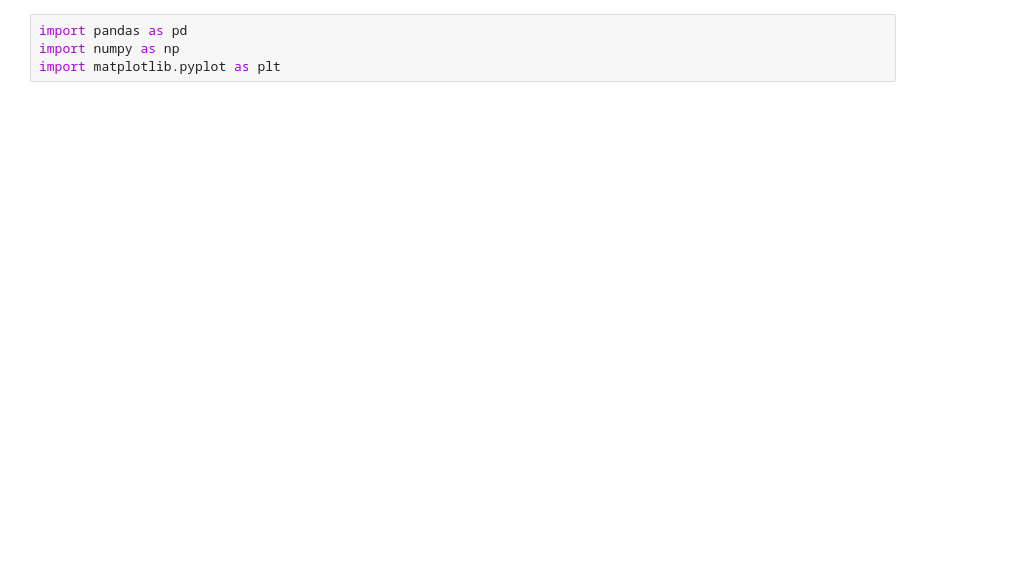
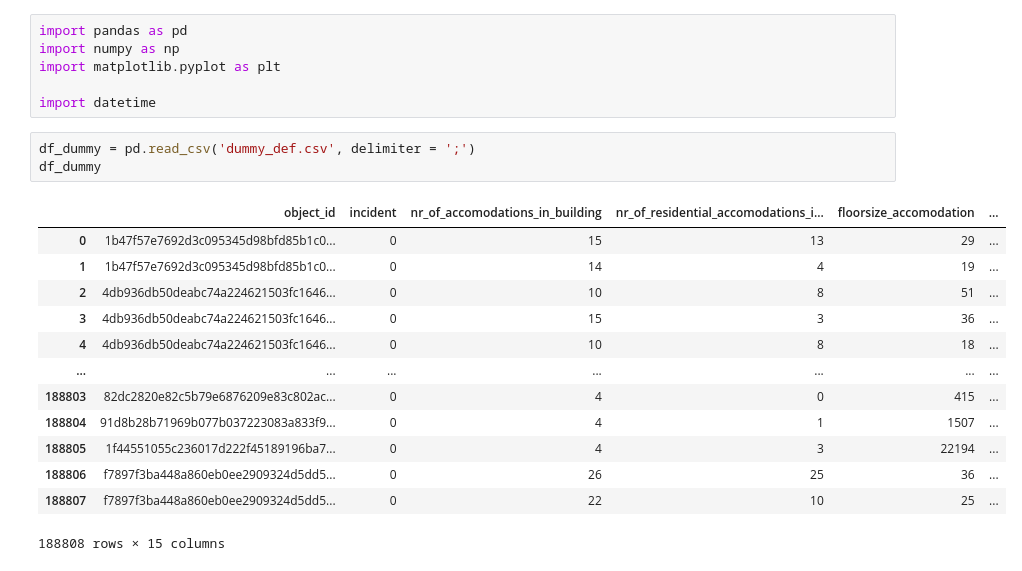
Before and after one commit to Rchou97/dsp, a Jupyter notebook: dummy_data_neighborhood.ipynb, the cells around one changed output. Drawn from its saved outputs; the diff is of its cells as text; blank space fills up the shorter version.

```diff
--- a/dummy_data_neighborhood.ipynb
+++ b/dummy_data_neighborhood.ipynb
@@ -2,3 +2,22 @@
 import pandas as pd
 import numpy as np
 import matplotlib.pyplot as plt
+
+import datetime
+# %%
+df_dummy = pd.read_csv('dummy_def.csv', delimiter = ';')
+df_dummy
+# %% [output]
+|  | object_id | incident | nr_of_accomodations_in_building | nr_of_residential_accomodations_i... | floorsize_accomodation | ... |
+| 0 | 1b47f57e7692d3c095345d98bfd85b1c0... | 0 | 15 | 13 | 29 | ... |
+| 1 | 1b47f57e7692d3c095345d98bfd85b1c0... | 0 | 14 | 4 | 19 | ... |
+| 2 | 4db936db50deabc74a224621503fc1646... | 0 | 10 | 8 | 51 | ... |
+| 3 | 4db936db50deabc74a224621503fc1646... | 0 | 15 | 3 | 36 | ... |
+| 4 | 4db936db50deabc74a224621503fc1646... | 0 | 10 | 8 | 18 | ... |
+| ... | ... | ... | ... | ... | ... | ... |
+| 188803 | 82dc2820e82c5b79e6876209e83c802ac... | 0 | 4 | 0 | 415 | ... |
+| 188804 | 91d8b28b71969b077b037223083a833f9... | 0 | 4 | 1 | 1507 | ... |
+| 188805 | 1f44551055c236017d222f45189196ba7... | 0 | 4 | 3 | 22194 | ... |
+| 188806 | f7897f3ba448a860eb0ee2909324d5dd5... | 0 | 26 | 25 | 36 | ... |
+| 188807 | f7897f3ba448a860eb0ee2909324d5dd5... | 0 | 22 | 10 | 25 | ... |
+188808 rows × 15 columns
```
Also changed, not shown: parts of 27 cells of this notebook, 1 other file.
